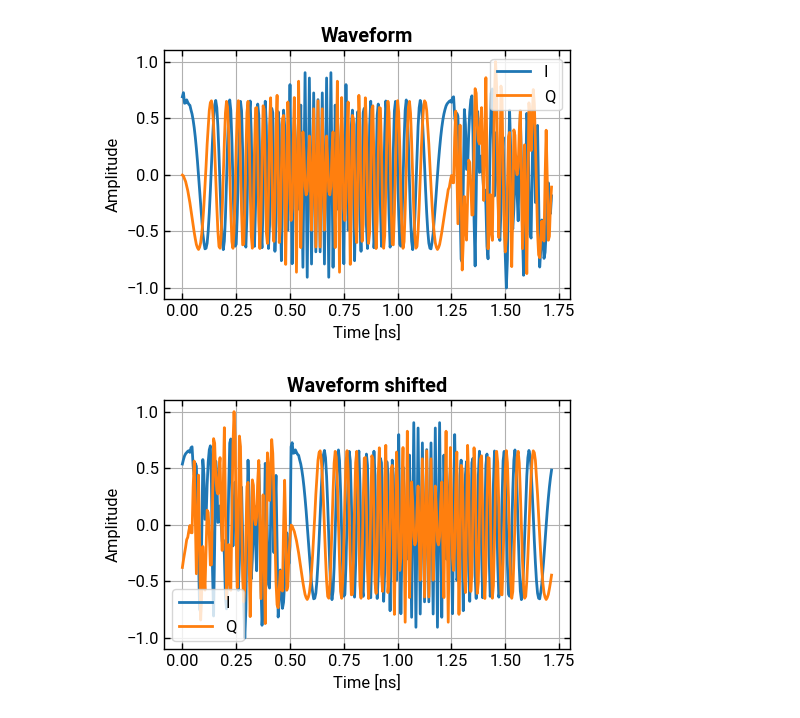
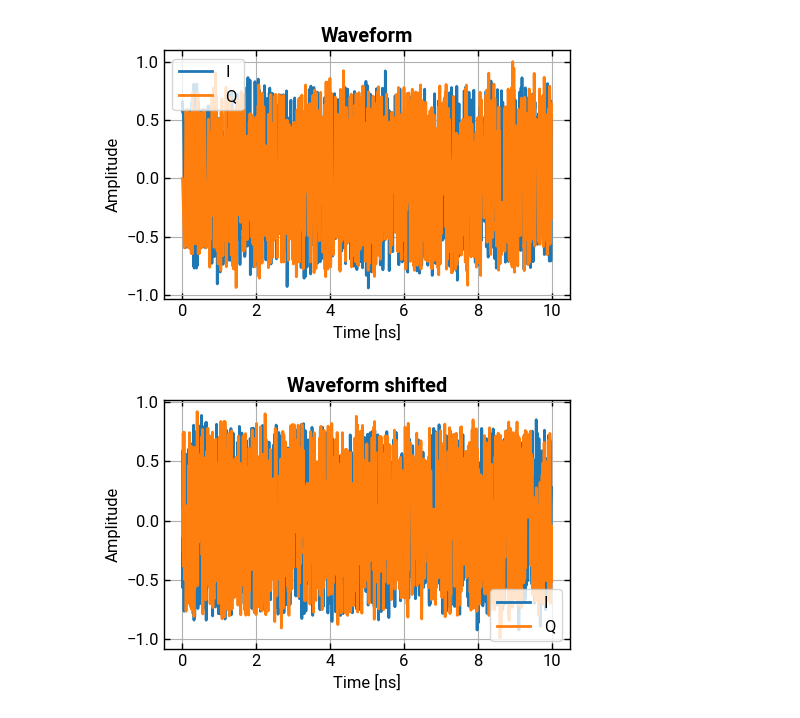
Before and after one commit to lokgar/commstools, a Jupyter notebook: examples/03-frames.ipynb, the cells around one changed output. Saved outputs shown, nothing was run; the diff lists cells and outputs as text; code cells hidden in the pictures.

```diff
--- a/examples/03-frames.ipynb
+++ b/examples/03-frames.ipynb
@@ -10,8 +11,7 @@ symbol_rate = 100e9
 sampling_rate = 200e9
 sps = int(sampling_rate / symbol_rate)
 # %%
-p = Preamble(sequence_type="zc", length=127)
+p = Preamble(sequence_type="zc", length=71)
 ps = p.to_waveform(sps=sps, symbol_rate=symbol_rate, pulse_shape="rrc")
 ps.plot_symbols(show=True)
-ps.plot_psd(show=True, nperseg=64)
 # %% [output]
@@ -20,6 +19,6 @@ ps.plot_psd(show=True, nperseg=64)
 # %%
 f = SingleCarrierFrame(
-    payload_len=40,
+    payload_len=80000,
     payload_seed=42,
     payload_mod_scheme="qam",
     payload_mod_order=64,
@@ -36,17 +35,17 @@ f = SingleCarrierFrame(
 # %%
 from commstools.backend import get_array_module
 
 fs = f.to_waveform(sps=sps, symbol_rate=symbol_rate, pulse_shape="rrc")
-fs.plot_symbols(show=True)
+fs.plot_symbols(show=True, num_symbols=1000)
 
 xp = get_array_module(fs.samples)
 
-fs.samples = xp.roll(fs.samples, 101)
+fs.samples = xp.roll(fs.samples, 10231)
 
-fs.plot_symbols(show=True, title="Waveform shifted")
+fs.plot_symbols(show=True, title="Waveform shifted", num_symbols=1000)
 # %% [output]
-[figure, old version]
+[figure, new version]
-[figure, old version]
+[figure, new version]
 # %%
 fs.matched_filter()
 # %% [output]
```
Also changed, not shown: parts of 14 cells of this notebook, 26 other files.
